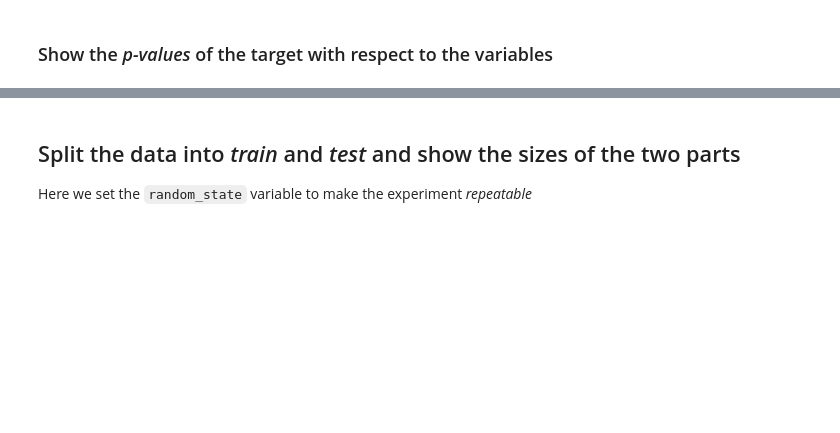
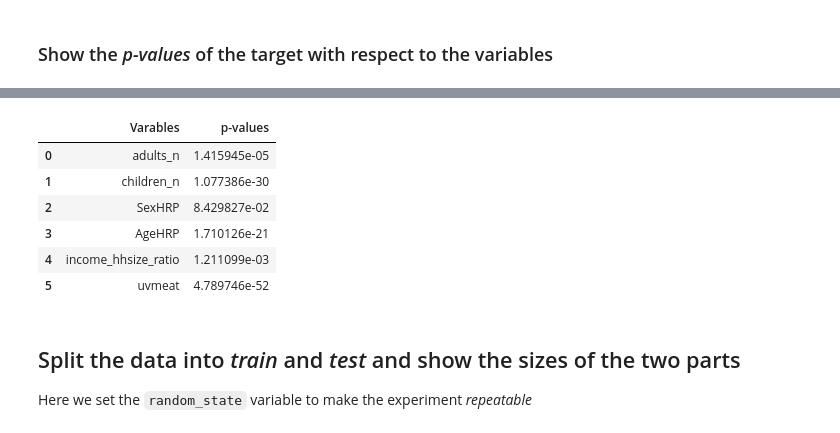
Before and after one commit to danielenapo/AI_unibo, a Jupyter notebook: machineLearning/lab3/linear_regression_example_FoodUK2014_nocode.ipynb, the cells around one changed output, grey strips where cells are left out. Saved outputs shown, nothing was run; the diff lists cells and outputs as text; code cells hidden in the pictures; blank space fills up the shorter version.

```diff
--- a/machineLearning/lab3/linear_regression_example_FoodUK2014_nocode.ipynb
+++ b/machineLearning/lab3/linear_regression_example_FoodUK2014_nocode.ipynb
@@ -138,3 +155,16 @@ from sklearn.feature_selection import f_regression
+# %%
+from sklearn.feature_selection import f_regression
+# show p-values of target with respect to variables
+_, p_values= f_regression(X, y)
+pd.DataFrame({"Varables":X.columns, "p-values":p_values})
+# %% [output]
+|  | Varables | p-values |
+| 0 | adults_n | 1.415945e-05 |
+| 1 | children_n | 1.077386e-30 |
+| 2 | SexHRP | 8.429827e-02 |
+| 3 | AgeHRP | 1.710126e-21 |
+| 4 | income_hhsize_ratio | 1.211099e-03 |
+| 5 | uvmeat | 4.789746e-52 |
 # %% [markdown]
 ## Split the data into *train* and *test* and show the sizes of the two parts
 Here we set the `random_state` variable to make the experiment *repeatable*
```
Also changed, not shown: parts of 43 cells of this notebook, 2 other files.
